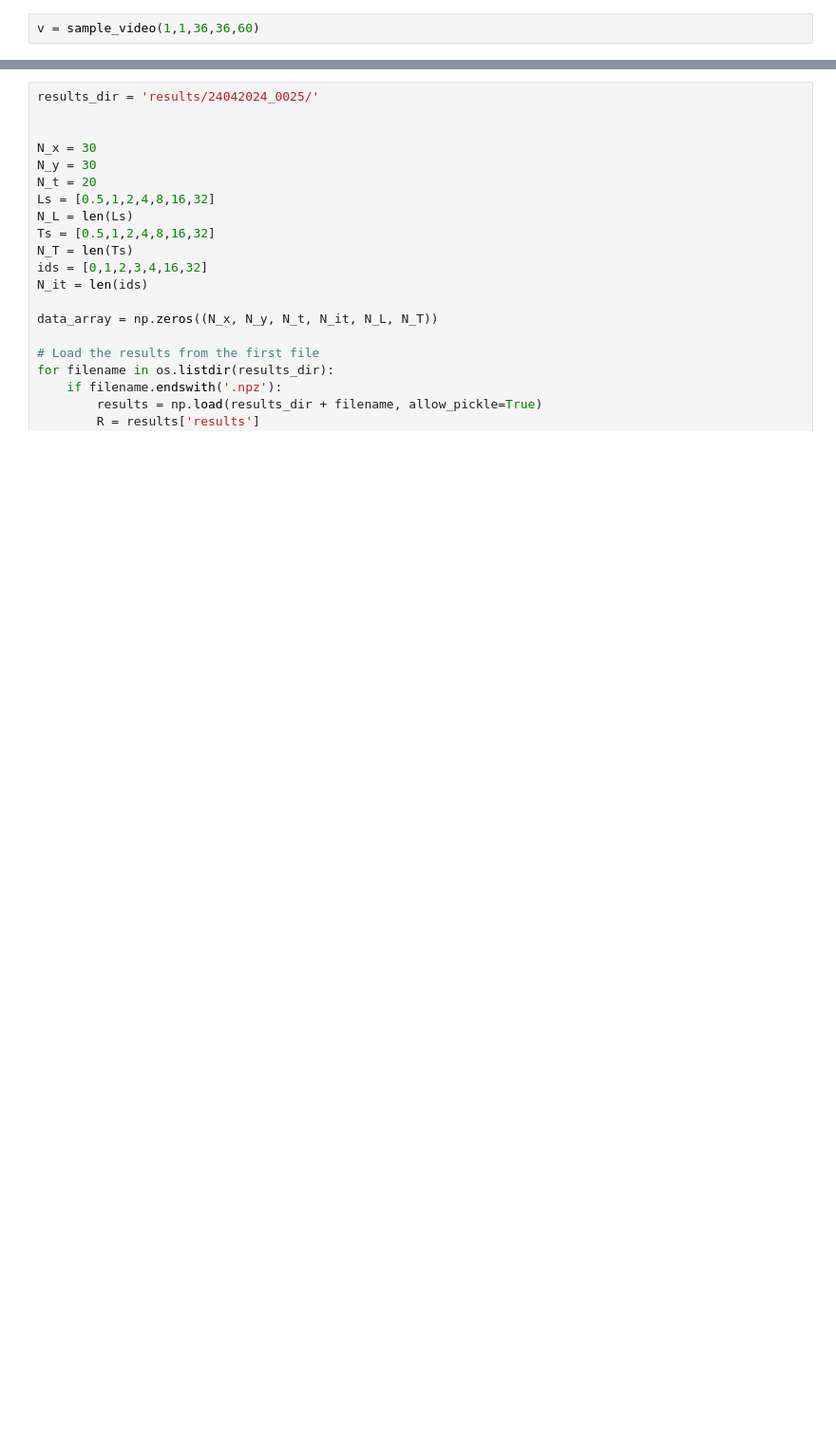
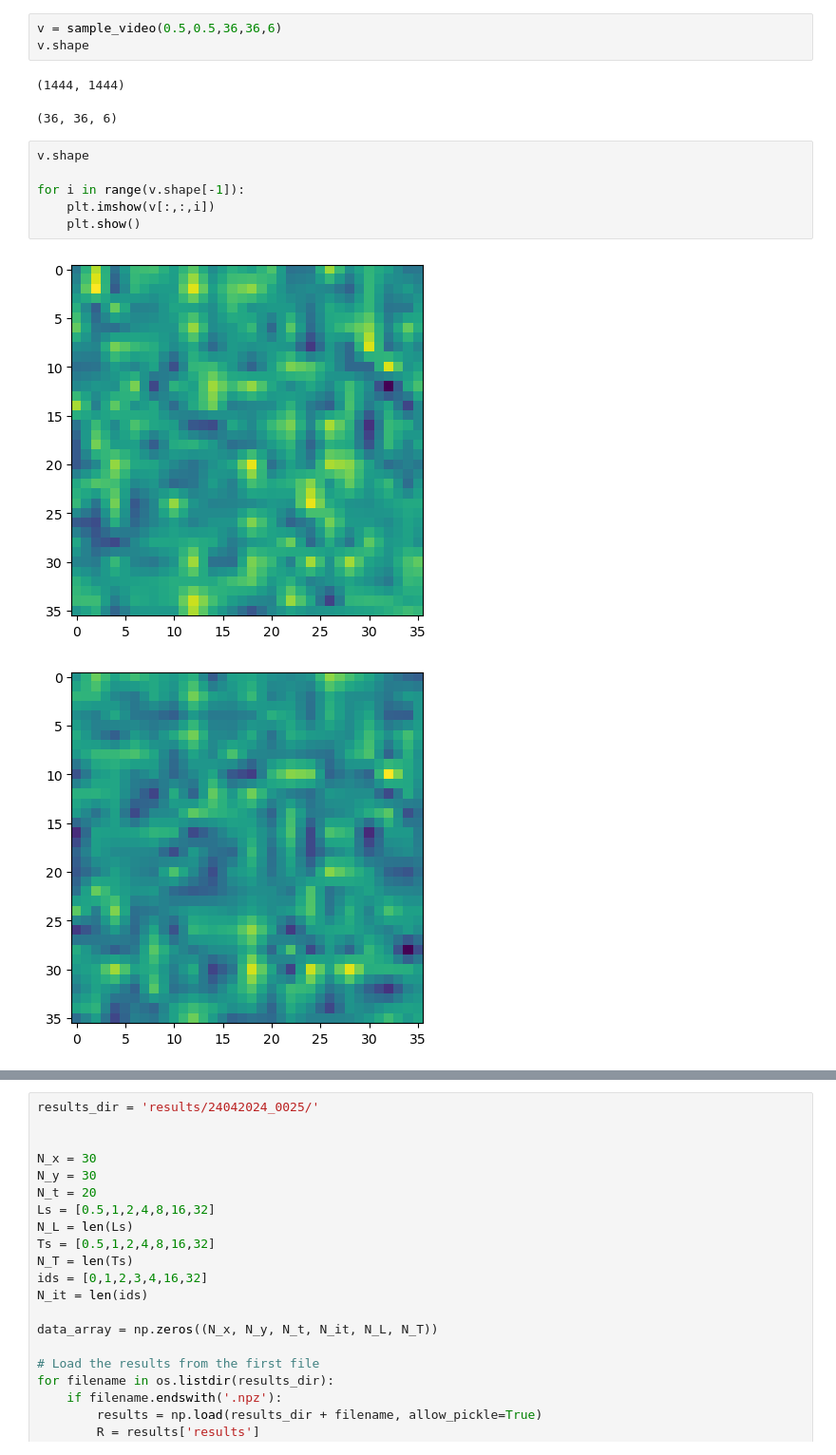
Before and after one commit to TomGeorge1234/gp_video, a Jupyter notebook: gp_videos.ipynb, the cells around one changed output, grey strips where cells are left out. Shown at 95% size. Cells and saved outputs as stored; diff of their text form; blank space fills up the shorter version.

```diff
--- a/gp_videos.ipynb
+++ b/gp_videos.ipynb
@@ -18,2 +21,15 @@ from gp_videos import sample_video
-# %%
-v = sample_video(1,1,36,36,60)
+# %%
+v = sample_video(0.5,0.5,36,36,6)
+v.shape
+# %% [output]
+(1444, 1444)
+(36, 36, 6)
+# %%
+v.shape
+
+for i in range(v.shape[-1]):
+    plt.imshow(v[:,:,i])
+    plt.show()
+# %% [output]
+[figure, added]
+[figure, added]
```
Also changed, not shown: parts of 9 cells of this notebook, 2 other files.
